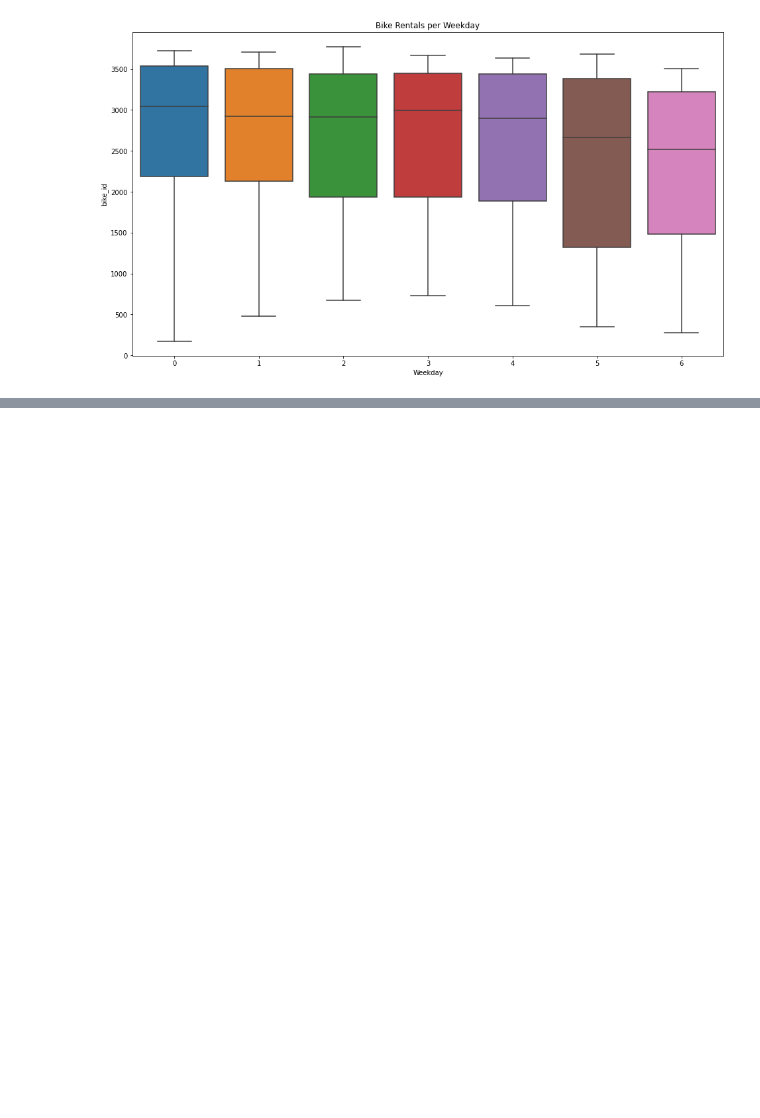
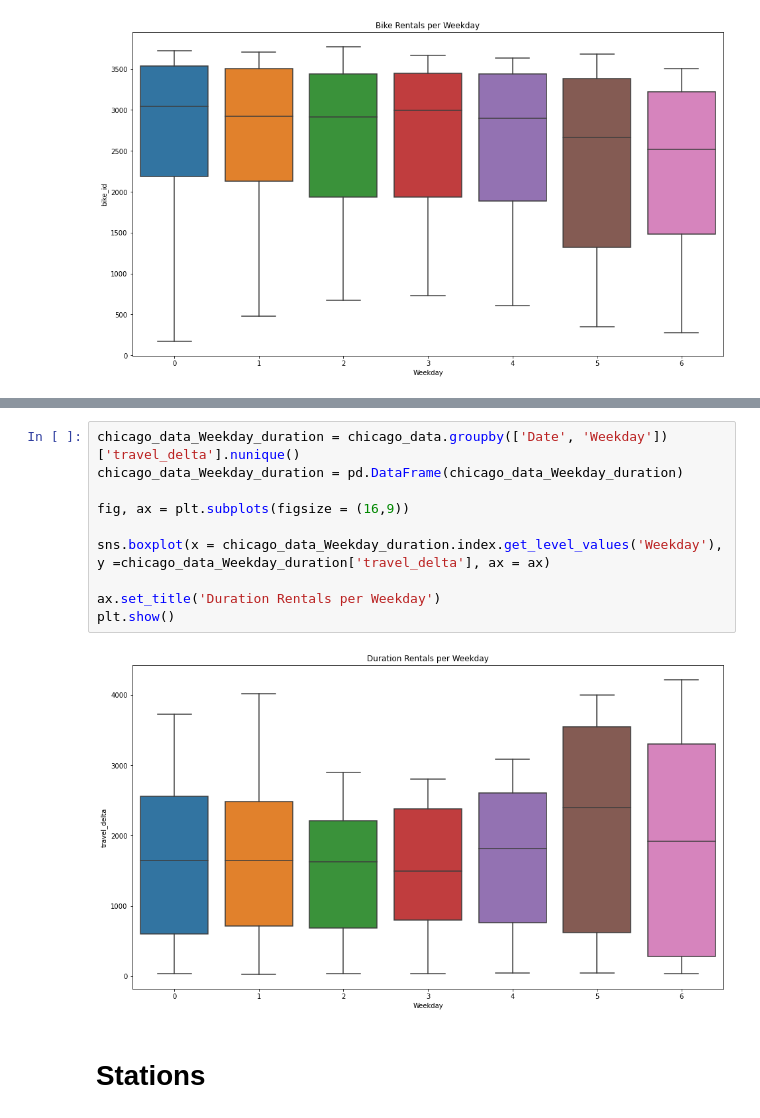
Before and after one commit to NeffIsBack/ThePredictors_DSML_Team_Assignment, a Jupyter notebook: Code_TeamAssignment.ipynb, the cells around one changed output, grey strips where cells are left out. Cells and saved outputs as stored; diff of their text form; blank space fills up the shorter version.

```diff
--- a/Code_TeamAssignment.ipynb
+++ b/Code_TeamAssignment.ipynb
@@ -144,0 +171,14 @@ Ideen
+# %%
+chicago_data_Weekday_duration = chicago_data.groupby(['Date', 'Weekday'])['travel_delta'].nunique()
+chicago_data_Weekday_duration = pd.DataFrame(chicago_data_Weekday_duration)
+
+fig, ax = plt.subplots(figsize = (16,9))
+
+sns.boxplot(x = chicago_data_Weekday_duration.index.get_level_values('Weekday'), y =chicago_data_Weekday_duration['travel_delta'], ax = ax)
+
+ax.set_title('Duration Rentals per Weekday')
+plt.show()
+# %% [output]
+[figure, added]
+# %% [markdown]
+# Stations
```
Also changed, not shown: parts of 8 cells of this notebook, 1 other file.
